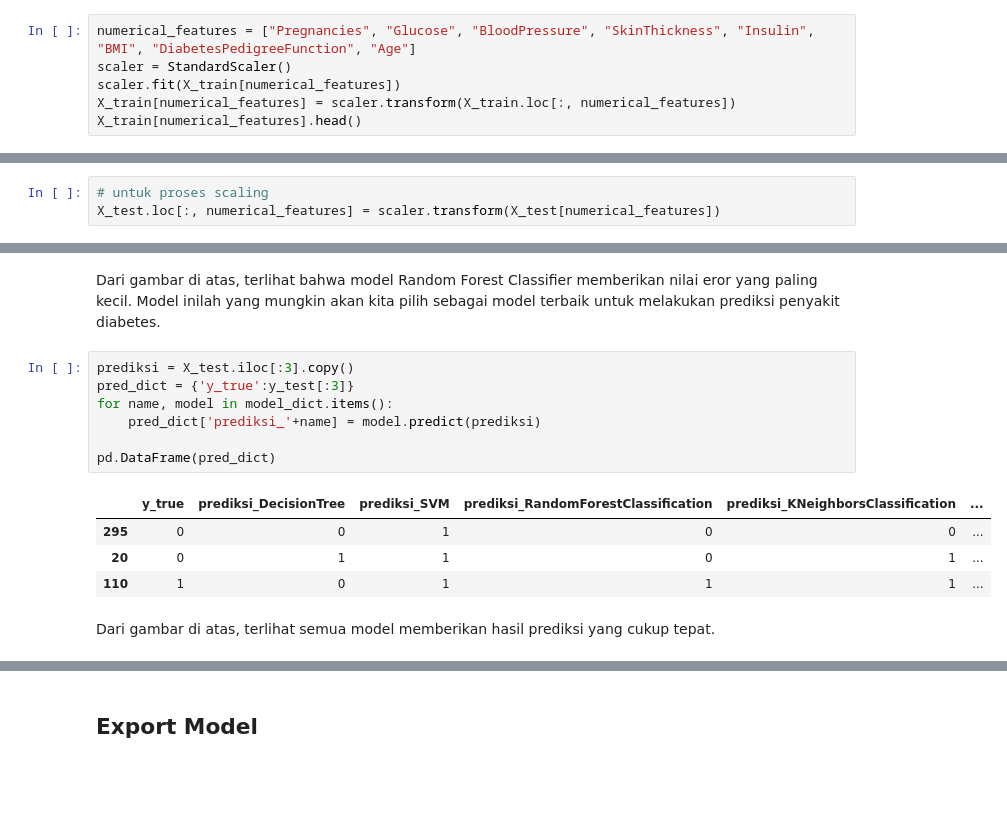
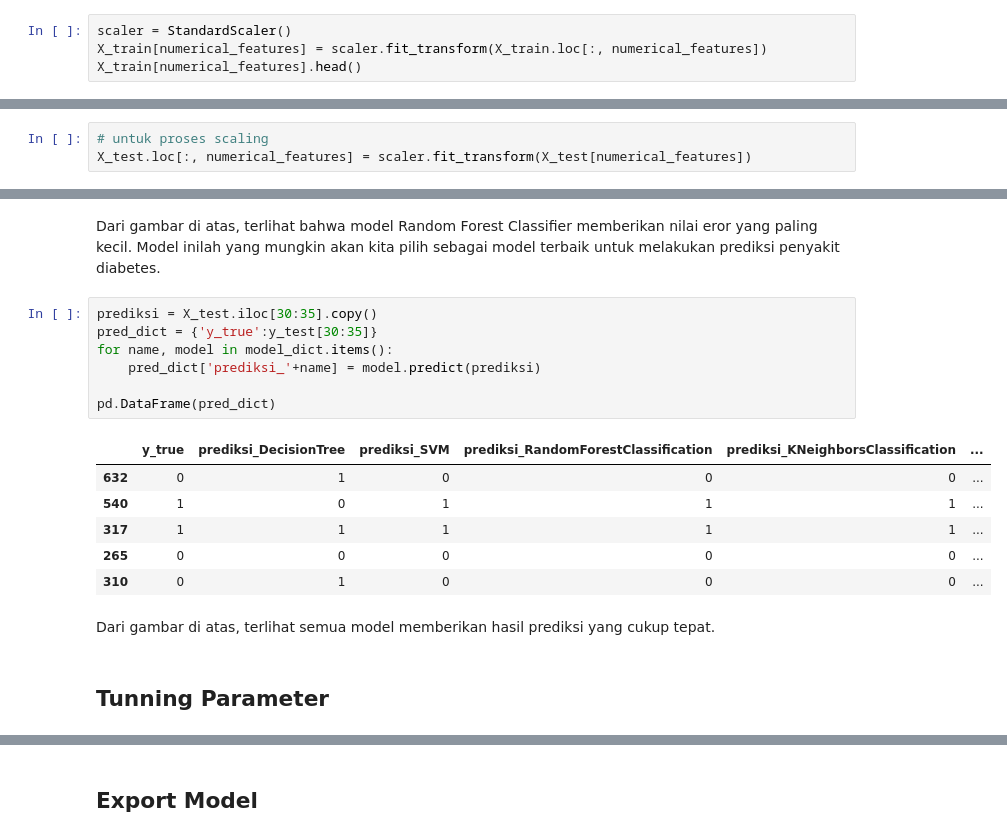
Before and after one commit to dan-dia/project-capstone-team-csd-134, a Jupyter notebook: model/Project_Capstone_134.ipynb, the cells around one changed output, grey strips where cells are left out. Drawn from its saved outputs; the diff is of its cells as text; blank space fills up the shorter version.

```diff
--- a/model/Project_Capstone_134.ipynb
+++ b/model/Project_Capstone_134.ipynb
@@ -309,10 +309,8 @@ X_train, X_test, y_train, y_test = train_test_split(X, y, test_size = 0.2, rando
 # %% [markdown]
 Standarisasi dengan menggunakan teknik StandarScaler dari library Scikitlearn
 # %%
-numerical_features = ["Pregnancies", "Glucose", "BloodPressure", "SkinThickness", "Insulin", "BMI", "DiabetesPedigreeFunction", "Age"]
 scaler = StandardScaler()
-scaler.fit(X_train[numerical_features])
-X_train[numerical_features] = scaler.transform(X_train.loc[:, numerical_features])
+X_train[numerical_features] = scaler.fit_transform(X_train.loc[:, numerical_features])
 X_train[numerical_features].head()
 # %% [output]
 |  | Pregnancies | Glucose | BloodPressure | SkinThickness | Insulin | BMI | DiabetesPedigreeFunction | Age |
@@ -375,7 +373,7 @@ models.loc['train_mse','AdaBoostClassifier'] = mean_squared_error(y_pred=adaboos
 ## Evaluation
 # %%
 # untuk proses scaling
-X_test.loc[:, numerical_features] = scaler.transform(X_test[numerical_features])
+X_test.loc[:, numerical_features] = scaler.fit_transform(X_test[numerical_features])
 # %%
 mse = pd.DataFrame(columns=['train', 'test'], index=['DecisionTree', 'SVM', 'RandomForestClassification', 'KNeighborsClassification', 'AdaBoostClassifier'])
 model_dict = {'DecisionTree': decisiontree, 'SVM': svm, 'RandomForestClassification': rfc, 'KNeighborsClassification': knnc, 'AdaBoostClassifier':adaboost}
@@ -400,16 +398,20 @@ ax.grid(zorder=0)
 # %% [markdown]
 Dari gambar di atas, terlihat bahwa model Random Forest Classifier memberikan nilai eror yang paling kecil. Model inilah yang mungkin akan kita pilih sebagai model terbaik untuk melakukan prediksi penyakit diabetes.
 # %%
-prediksi = X_test.iloc[:3].copy()
-pred_dict = {'y_true':y_test[:3]}
+prediksi = X_test.iloc[30:35].copy()
+pred_dict = {'y_true':y_test[30:35]}
 for name, model in model_dict.items():
     pred_dict['prediksi_'+name] = model.predict(prediksi)
 
 pd.DataFrame(pred_dict)
 # %% [output]
 |  | y_true | prediksi_DecisionTree | prediksi_SVM | prediksi_RandomForestClassification | prediksi_KNeighborsClassification | ... |
-| 295 | 0 | 0 | 1 | 0 | 0 | ... |
-| 20 | 0 | 1 | 1 | 0 | 1 | ... |
-| 110 | 1 | 0 | 1 | 1 | 1 | ... |
+| 632 | 0 | 1 | 0 | 0 | 0 | ... |
+| 540 | 1 | 0 | 1 | 1 | 1 | ... |
+| 317 | 1 | 1 | 1 | 1 | 1 | ... |
+| 265 | 0 | 0 | 0 | 0 | 0 | ... |
+| 310 | 0 | 1 | 0 | 0 | 0 | ... |
 # %% [markdown]
 Dari gambar di atas, terlihat semua model memberikan hasil prediksi yang cukup tepat.
+# %% [markdown]
+## Tunning Parameter
```
Also changed, not shown: parts of 28 cells of this notebook, 1 other file.
